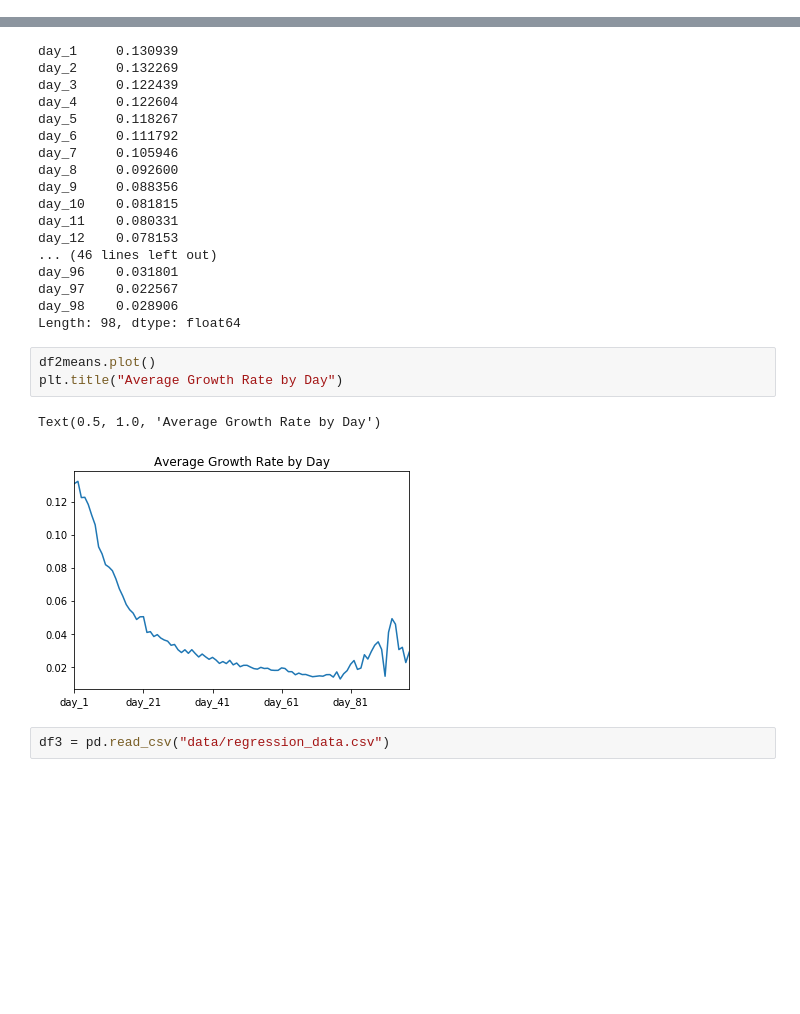
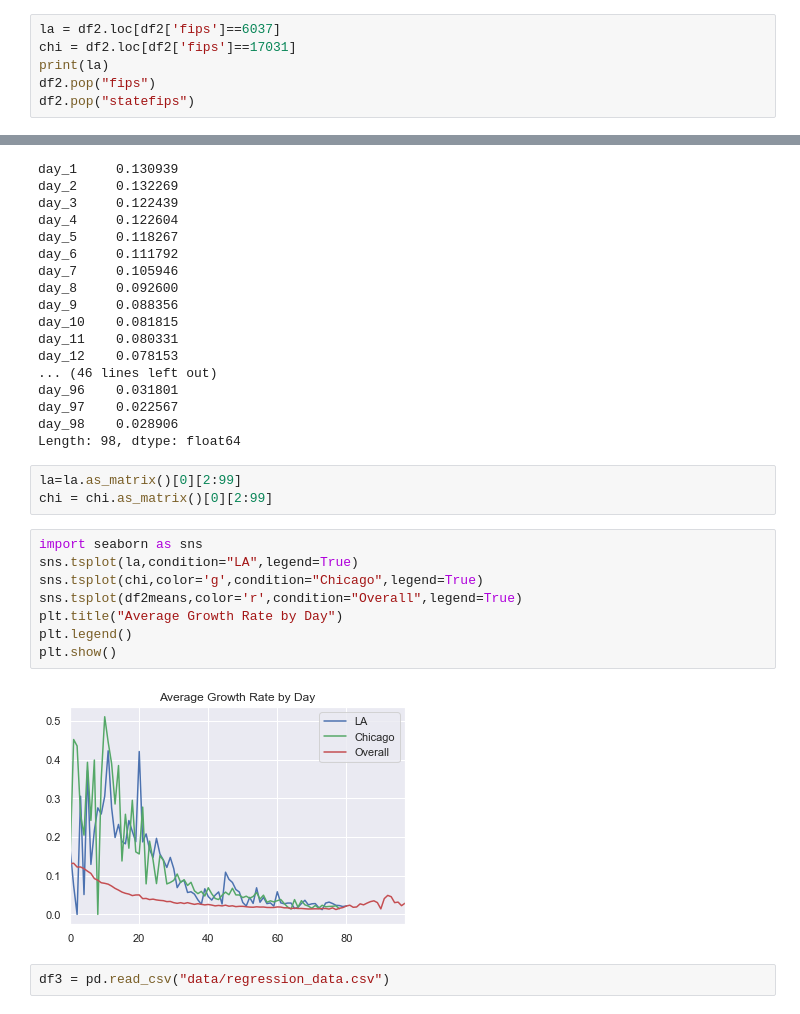
Before and after one commit to ibhojwani/21320_proj, a Jupyter notebook: Visualizations.ipynb, the cells around one changed output, grey strips where cells are left out. Saved outputs shown, nothing was run; the diff lists cells and outputs as text; blank space fills up the shorter version.

```diff
--- a/Visualizations.ipynb
+++ b/Visualizations.ipynb
@@ -59,0 +45,6 @@ Name: statefips, Length: 2492, dtype: int64
+# %%
+la = df2.loc[df2['fips']==6037]
+chi = df2.loc[df2['fips']==17031]
+print(la)
+df2.pop("fips")
+df2.pop("statefips")
@@ -78,12 +97,19 @@ day_96    0.031801
 day_97    0.022567
 day_98    0.028906
 Length: 98, dtype: float64
-# %%
-df2means.plot()
-plt.title("Average Growth Rate by Day")
-# %% [output]
-Text(0.5, 1.0, 'Average Growth Rate by Day')
-[figure, removed]
+# %%
+la=la.as_matrix()[0][2:99]
+chi = chi.as_matrix()[0][2:99]
+# %%
+import seaborn as sns
+sns.tsplot(la,condition="LA",legend=True)
+sns.tsplot(chi,color='g',condition="Chicago",legend=True)
+sns.tsplot(df2means,color='r',condition="Overall",legend=True)
+plt.title("Average Growth Rate by Day")
+plt.legend()
+plt.show()
+# %% [output]
+[figure, added]
 # %%
 df3 = pd.read_csv("data/regression_data.csv")
 # %%
```
Also changed, not shown: parts of 9 cells of this notebook.
